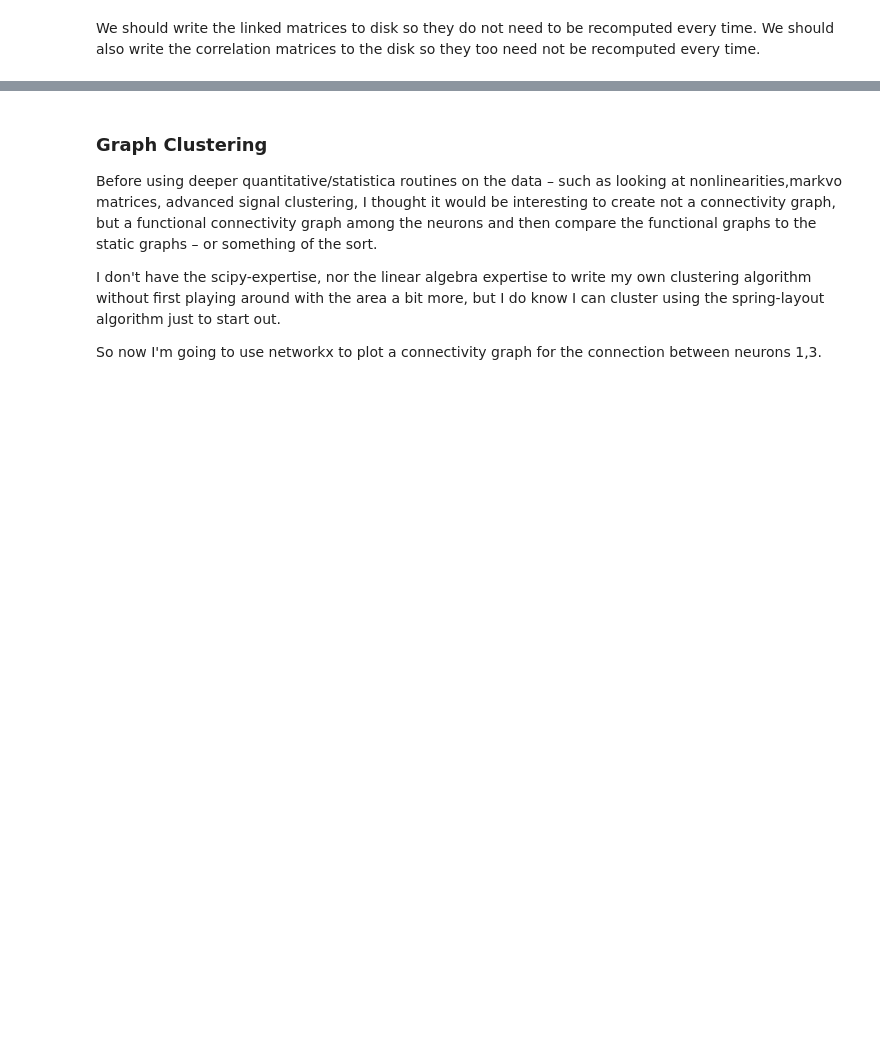
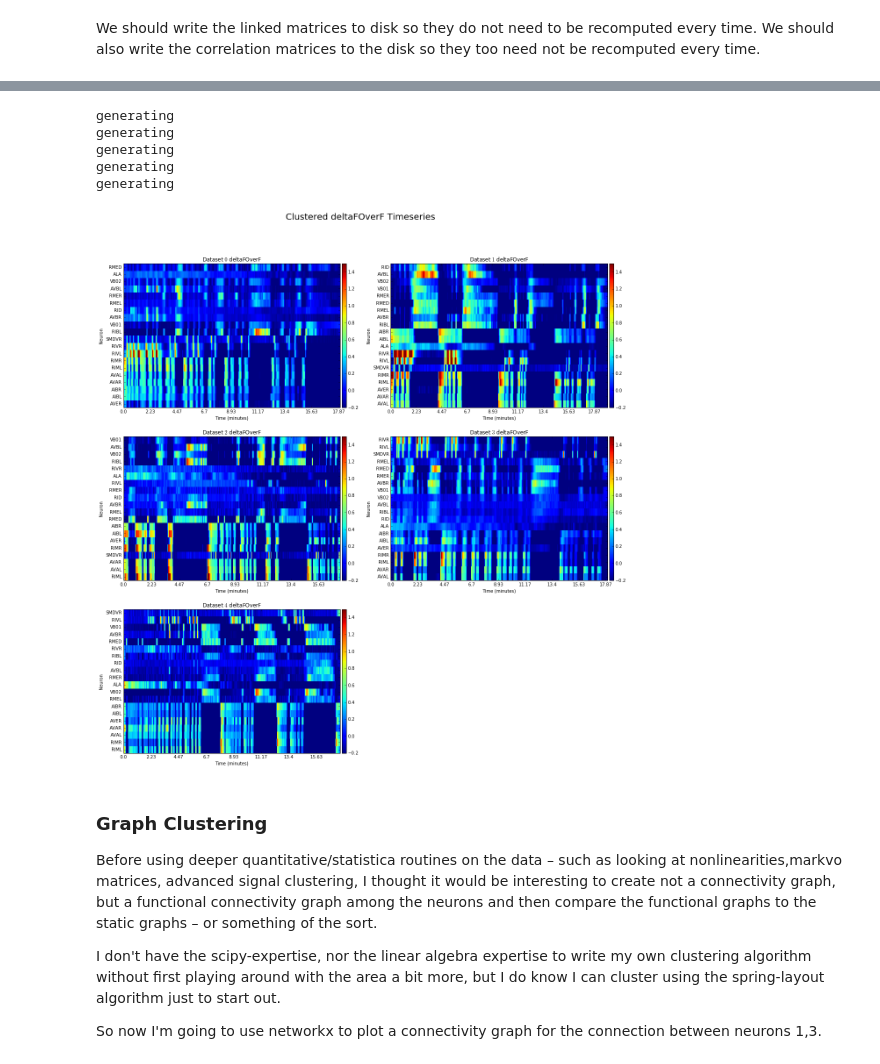
Before and after one commit to openworm/neuronal-analysis, a Jupyter notebook: laboratory/Katodata.ipynb, the cells around one changed output, grey strips where cells are left out. Saved outputs shown, nothing was run; the diff lists cells and outputs as text; code cells hidden in the pictures; blank space fills up the shorter version.

```diff
--- a/laboratory/Katodata.ipynb
+++ b/laboratory/Katodata.ipynb
@@ -189,3 +151,0 @@ cross_correlations = {
-# %%
-x = cross_correlations[(1,1)]
-x[[1,2,3]]
@@ -278,3 +154,59 @@ for i in groupings: #in [(j,j) for j in xrange(5)]:
+# %%
+
+%matplotlib inline
+import data_config as dc
+wormData = dc.kato.data()
+from mpl_toolkits.axes_grid1 import make_axes_locatable
+
+import dimensions_kit as dk
+dimensions=(3,2)
+def plot_shared_datasets(dataset):
+    data = kt.integrated(dataset).global_timeseries()
+    f, axes = plt.subplots(*dimensions,figsize=(20,20))
+    f.suptitle('Clustered {0} Timeseries'.format(dataset), fontsize=20)
+
+    for n in range(len(data)):
+        x,y = dk.transform(dimensions,n)
+
+        axis = axes[x][y]
+
+        indexs = np.array(indexes[(n,n)])
+
+        plotting = data[n].timeseries[indexs]
+
+        pc = axis.pcolormesh(plotting, vmin=-0.2, vmax=1.5)
+
+        # Dealing with the colorbar
+        div = make_axes_locatable(axis)
+        cax = div.append_axes("right", size="2%", pad=0.05)
+        cbar = plt.colorbar(pc, cax=cax)
+
+        # Setting yticks for easy identification
+        yticks = np.array(data[n].nnames)[indexs]
+        axis.set_yticks(np.arange(len(yticks))+0.5, minor=False)
+        axis.set_yticklabels(yticks, minor=False)
+
+        # Setting xticks
+        xticks = wormData[n]['tv'][0]
+        axis.set_xticks(np.linspace(0, 3500,num=10))
+        axis.set_xticklabels(np.around(np.array(axis.get_xticks())*0.34460753/60,decimals=2))
+
+        axis.set_title('Dataset ${0}$ {1}'.format(n,dataset))
+        axis.set_ylabel('Neuron')
+        axis.set_xlabel('Time (minutes)')
+        axis.axis('tight')
+        print 'generating'
+    axes[2,1].axis('off')
+
+plot_shared_datasets('deltaFOverF')
+plt.savefig('/Users/akivalipshitz/Desktop/shared_datasets.jpg',dpi=200)
+# %% [output]
+generating
+generating
+generating
+generating
+generating
+[figure, added]
 # %% [markdown]
 ### Graph Clustering
 Before using deeper quantitative/statistica routines on the data – such as looking at nonlinearities,markvo matrices, advanced signal clustering, I thought it would be interesting to create not a connectivity graph, but a functional connectivity graph among the neurons and then compare the functional graphs to the static graphs – or something of the sort.
```
Also changed, not shown: parts of 17 cells of this notebook, 30 other files.
